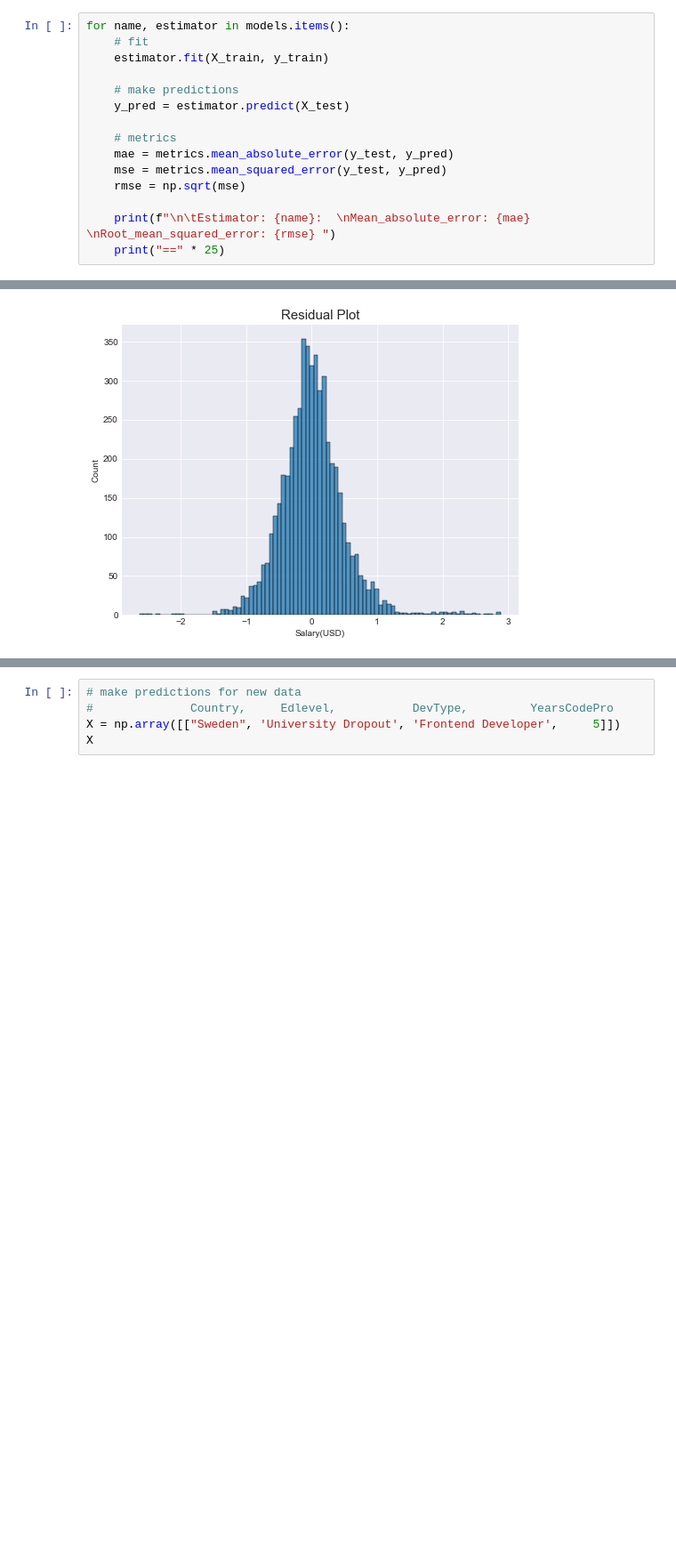
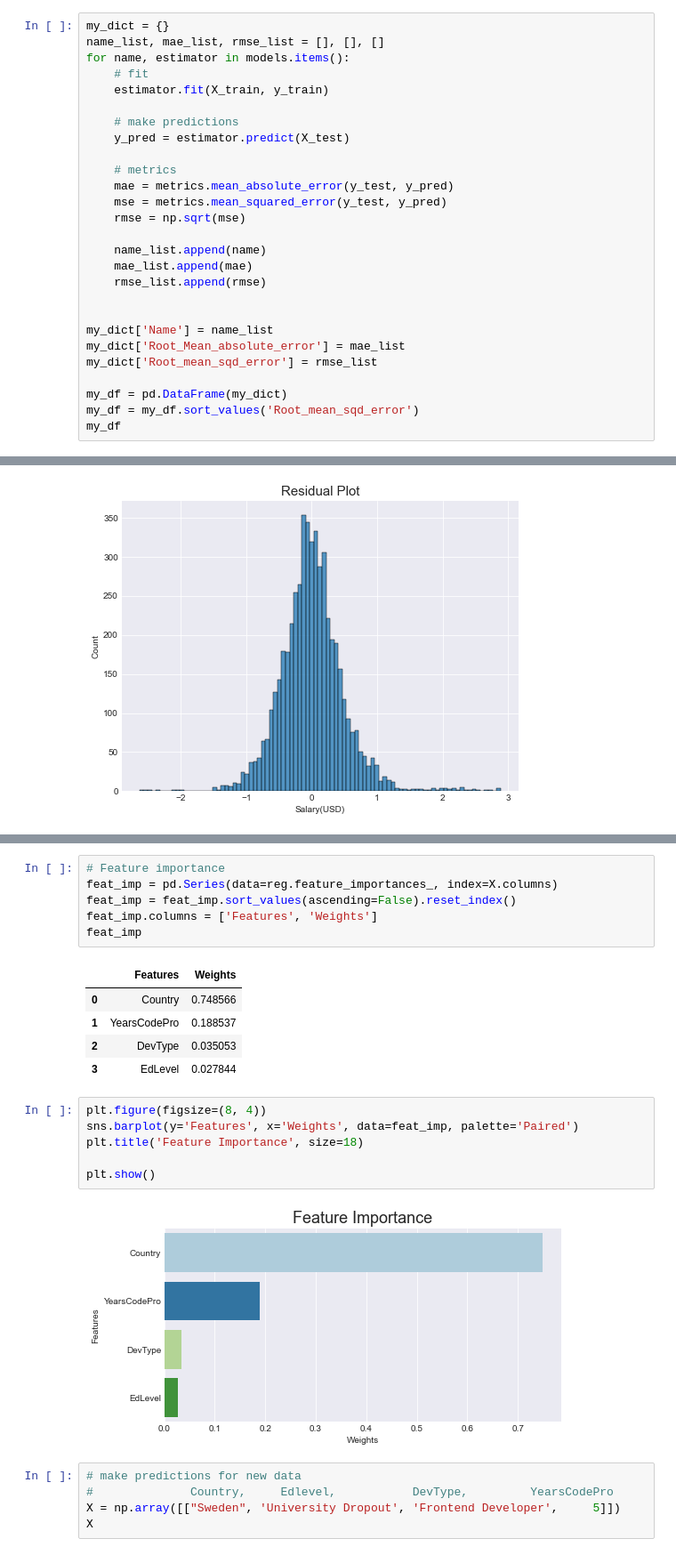
Before and after one commit to chineidu/Developer-s-survey, a Jupyter notebook: survey notebook.ipynb, the cells around one changed output, grey strips where cells are left out. Shown at 89% size. Cells and saved outputs as stored; diff of their text form; blank space fills up the shorter version.

```diff
--- a/survey notebook.ipynb
+++ b/survey notebook.ipynb
@@ -584,6 +584,8 @@ models = {
     'svr': SVR(),
 }
 # %%
+my_dict = {}
+name_list, mae_list, rmse_list = [], [], []
 for name, estimator in models.items():
     # fit
     estimator.fit(X_train, y_train)
@@ -596,6 +598,16 @@ for name, estimator in models.items():
     mse = metrics.mean_squared_error(y_test, y_pred)
     rmse = np.sqrt(mse)
 
-    print(f"\n\tEstimator: {name}:  \nMean_absolute_error: {mae} \nRoot_mean_squared_error: {rmse} ")
-    print("==" * 25)
+    name_list.append(name)
+    mae_list.append(mae)
+    rmse_list.append(rmse)
+
+
+my_dict['Name'] = name_list
+my_dict['Root_Mean_absolute_error'] = mae_list
+my_dict['Root_mean_sqd_error'] = rmse_list
+
+my_df = pd.DataFrame(my_dict)
+my_df = my_df.sort_values('Root_mean_sqd_error')
+my_df
 # %% [output]
@@ -658,3 +665,23 @@ plt.show()
+# %%
+# Feature importance
+feat_imp = pd.Series(data=reg.feature_importances_, index=X.columns)
+feat_imp = feat_imp.sort_values(ascending=False).reset_index()
+feat_imp.columns = ['Features', 'Weights']
+feat_imp
+# %% [output]
+|  | Features | Weights |
+| 0 | Country | 0.748566 |
+| 1 | YearsCodePro | 0.188537 |
+| 2 | DevType | 0.035053 |
+| 3 | EdLevel | 0.027844 |
+# %%
+plt.figure(figsize=(8, 4))
+sns.barplot(y='Features', x='Weights', data=feat_imp, palette='Paired')
+plt.title('Feature Importance', size=18)
+
+plt.show()
+# %% [output]
+[figure, added]
 # %%
 # make predictions for new data
 #              Country,     Edlevel,           DevType,         YearsCodePro
```
Also changed, not shown: parts of 4 cells of this notebook, 2 other files.
